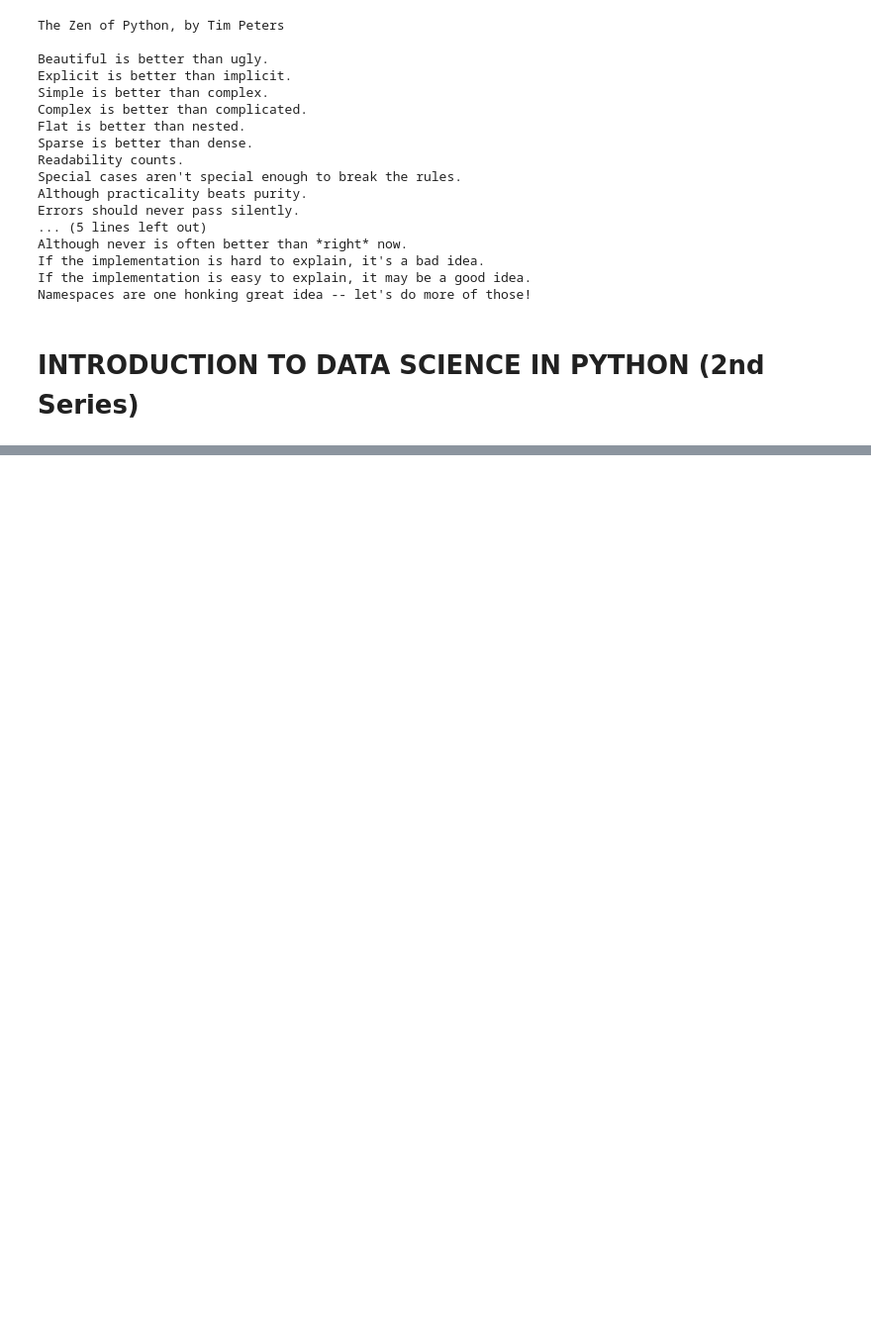
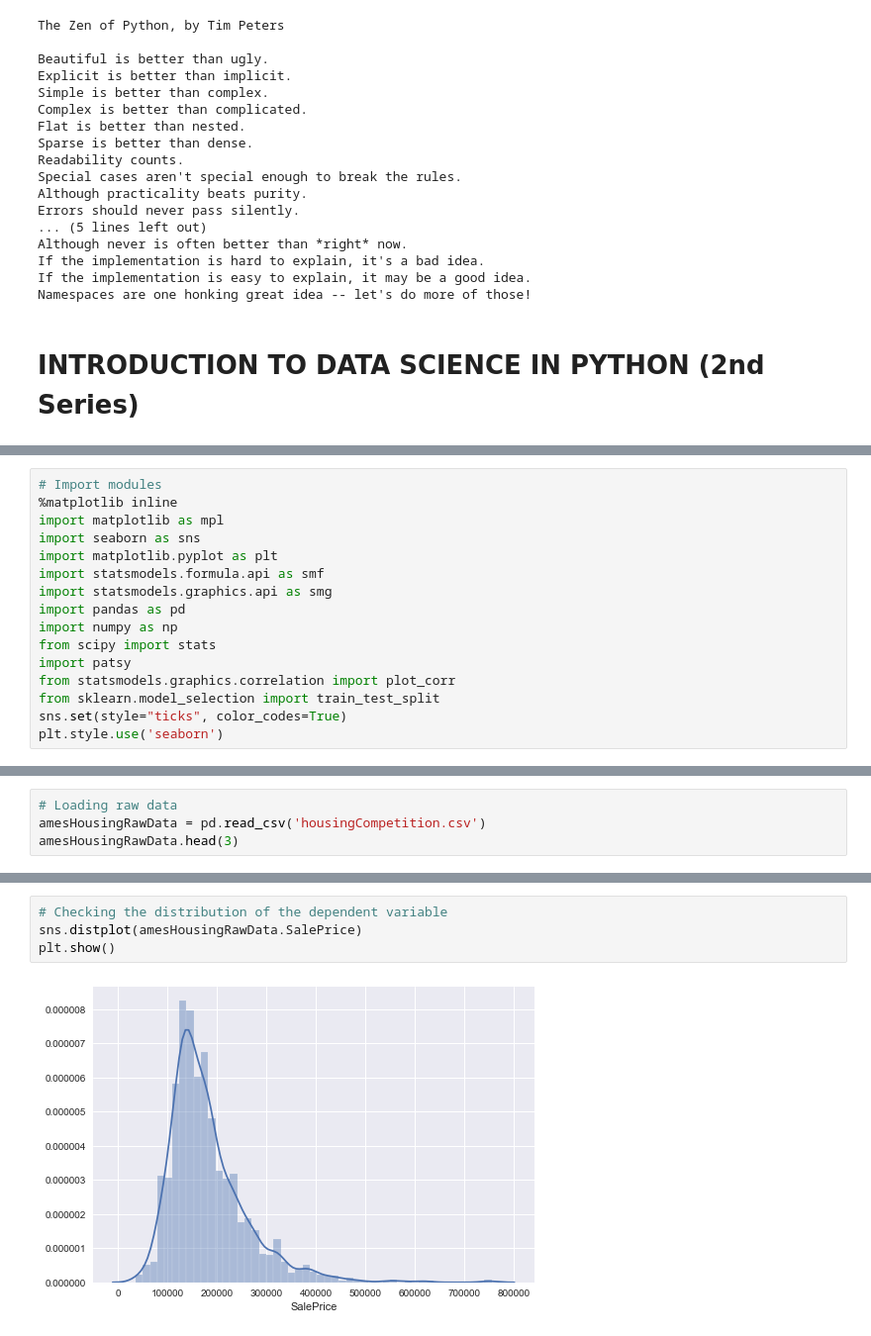
Before and after one commit to Yagniksojitra/Notebooks, a Jupyter notebook: DevC Facebook Training/Introduction To Data Science With Python.ipynb, the cells around one changed output, grey strips where cells are left out. Shown at 99% size. Cells and saved outputs as stored; diff of their text form; blank space fills up the shorter version.

```diff
--- a/DevC Facebook Training/Introduction To Data Science With Python.ipynb
+++ b/DevC Facebook Training/Introduction To Data Science With Python.ipynb
@@ -168,0 +202,16 @@ Application of Data Science
+# %%
+# Import modules
+%matplotlib inline
+import matplotlib as mpl
+import seaborn as sns
+import matplotlib.pyplot as plt
+import statsmodels.formula.api as smf
+import statsmodels.graphics.api as smg
+import pandas as pd
+import numpy as np
+from scipy import stats
+import patsy
+from statsmodels.graphics.correlation import plot_corr
+from sklearn.model_selection import train_test_split
+sns.set(style="ticks", color_codes=True)
+plt.style.use('seaborn')
@@ -168,0 +241,4 @@ Application of Data Science
+# %%
+# Loading raw data
+amesHousingRawData = pd.read_csv('housingCompetition.csv')
+amesHousingRawData.head(3)
@@ -168,0 +292,6 @@ Application of Data Science
+# %%
+# Checking the distribution of the dependent variable
+sns.distplot(amesHousingRawData.SalePrice)
+plt.show()
+# %% [output]
+[figure, added]
```
Also changed, not shown: parts of 63 cells of this notebook, 13 other files.
